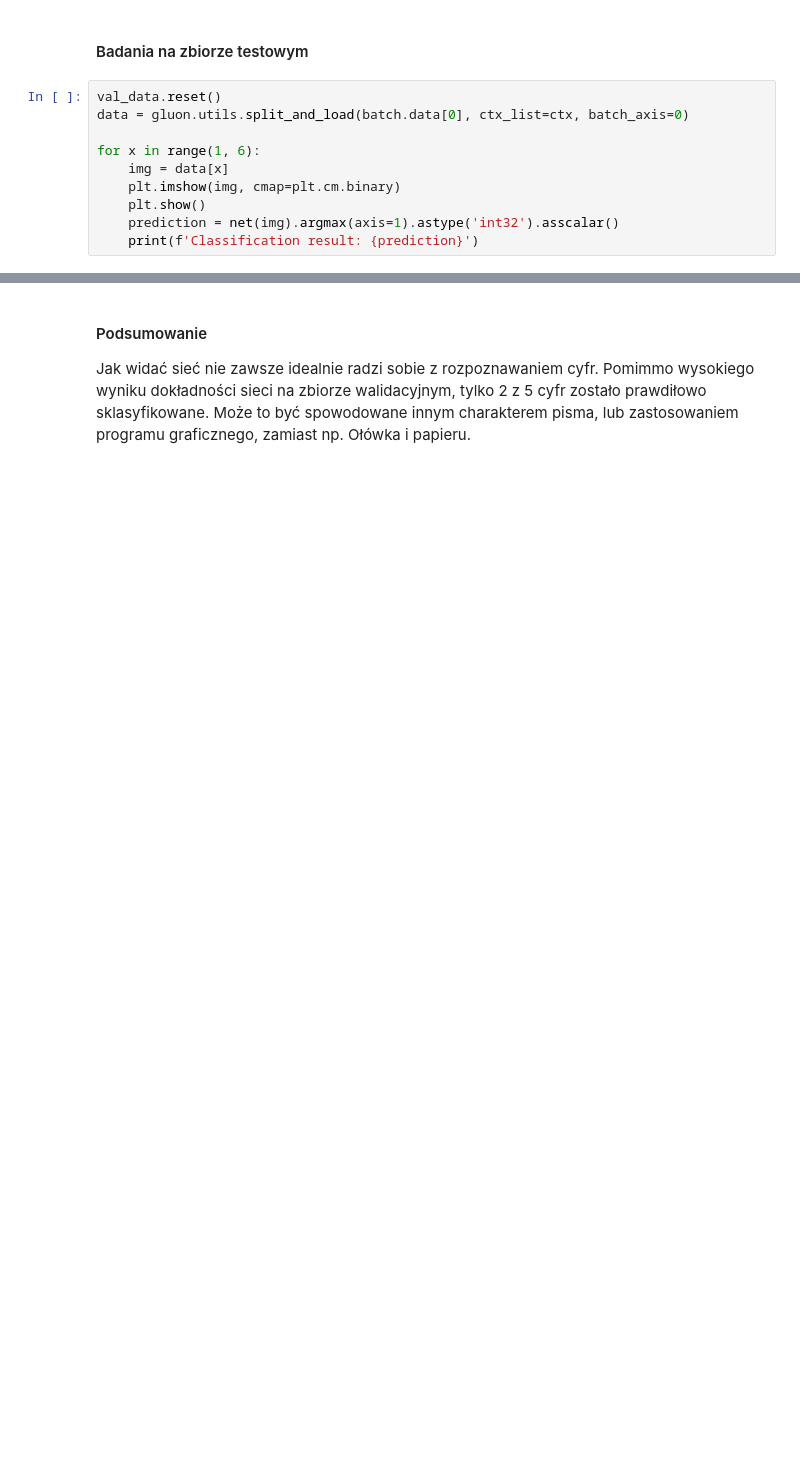
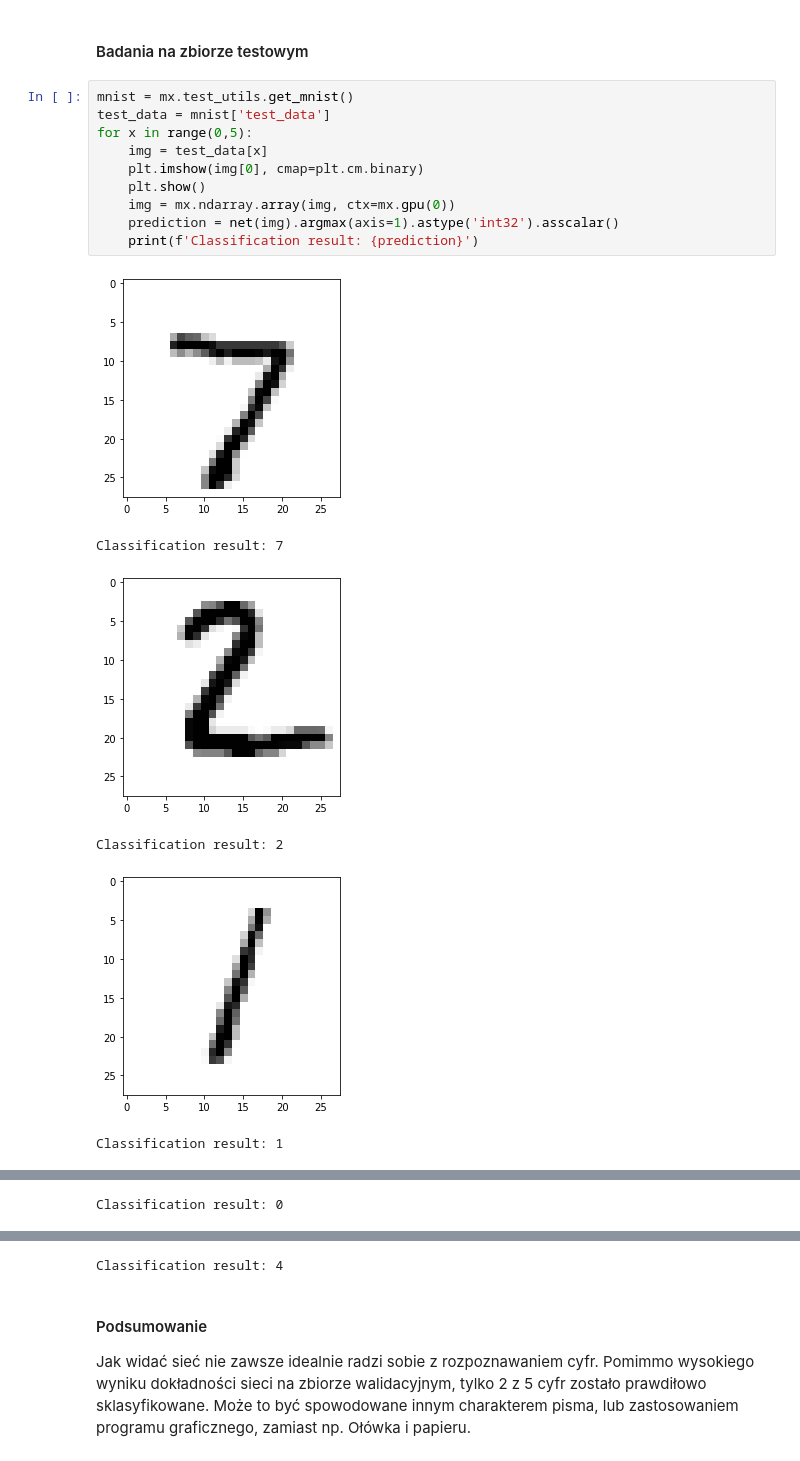
Before and after one commit to Tahimari/OCR-mnist, a Jupyter notebook: OCR_mnist.ipynb, the cells around one changed output, grey strips where cells are left out. Saved outputs shown, nothing was run; the diff lists cells and outputs as text; blank space fills up the shorter version.

Commit message:
Runned on test set

```diff
--- a/OCR_mnist.ipynb
+++ b/OCR_mnist.ipynb
@@ -158,12 +180,19 @@ for x in range(1, 6):
 # %% [markdown]
 #### Badania na zbiorze testowym
 # %%
-val_data.reset()
-data = gluon.utils.split_and_load(batch.data[0], ctx_list=ctx, batch_axis=0)
-
-for x in range(1, 6):
-    img = data[x]
-    plt.imshow(img, cmap=plt.cm.binary)
+mnist = mx.test_utils.get_mnist()
+test_data = mnist['test_data']
+for x in range(0,5):
+    img = test_data[x]
+    plt.imshow(img[0], cmap=plt.cm.binary)
     plt.show()
+    img = mx.ndarray.array(img, ctx=mx.gpu(0))
     prediction = net(img).argmax(axis=1).astype('int32').asscalar()
     print(f'Classification result: {prediction}')
+# %% [output]
+[figure, added]
+Classification result: 7
+[figure, added]
+Classification result: 2
+[figure, added]
+Classification result: 1
@@ -169,0 +200 @@ for x in range(1, 6):
+Classification result: 0
@@ -170,3 +202,4 @@ for x in range(1, 6):
+Classification result: 4
 # %% [markdown]
 #### Podsumowanie
 
```
Also changed, not shown: parts of 5 cells of this notebook.
